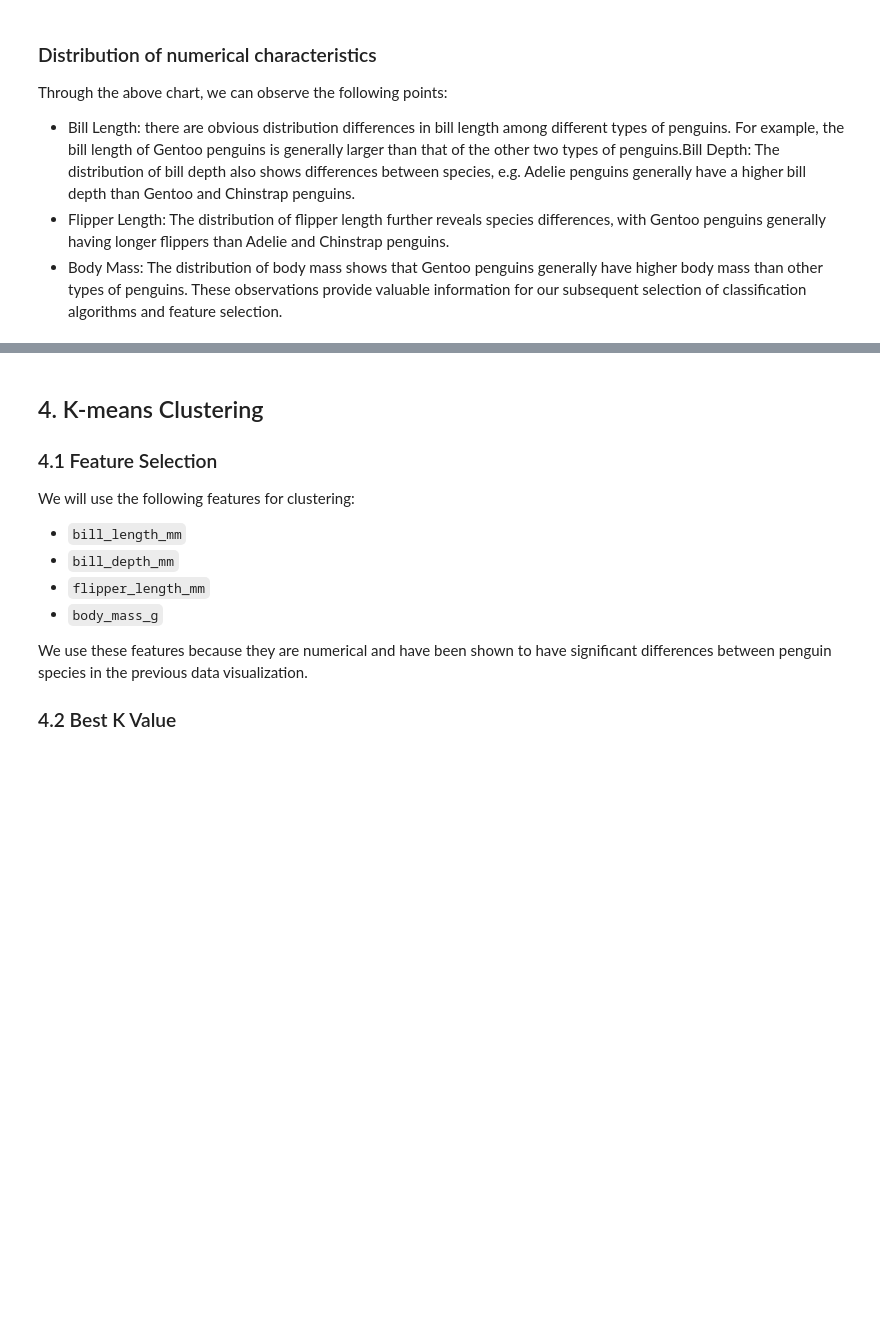
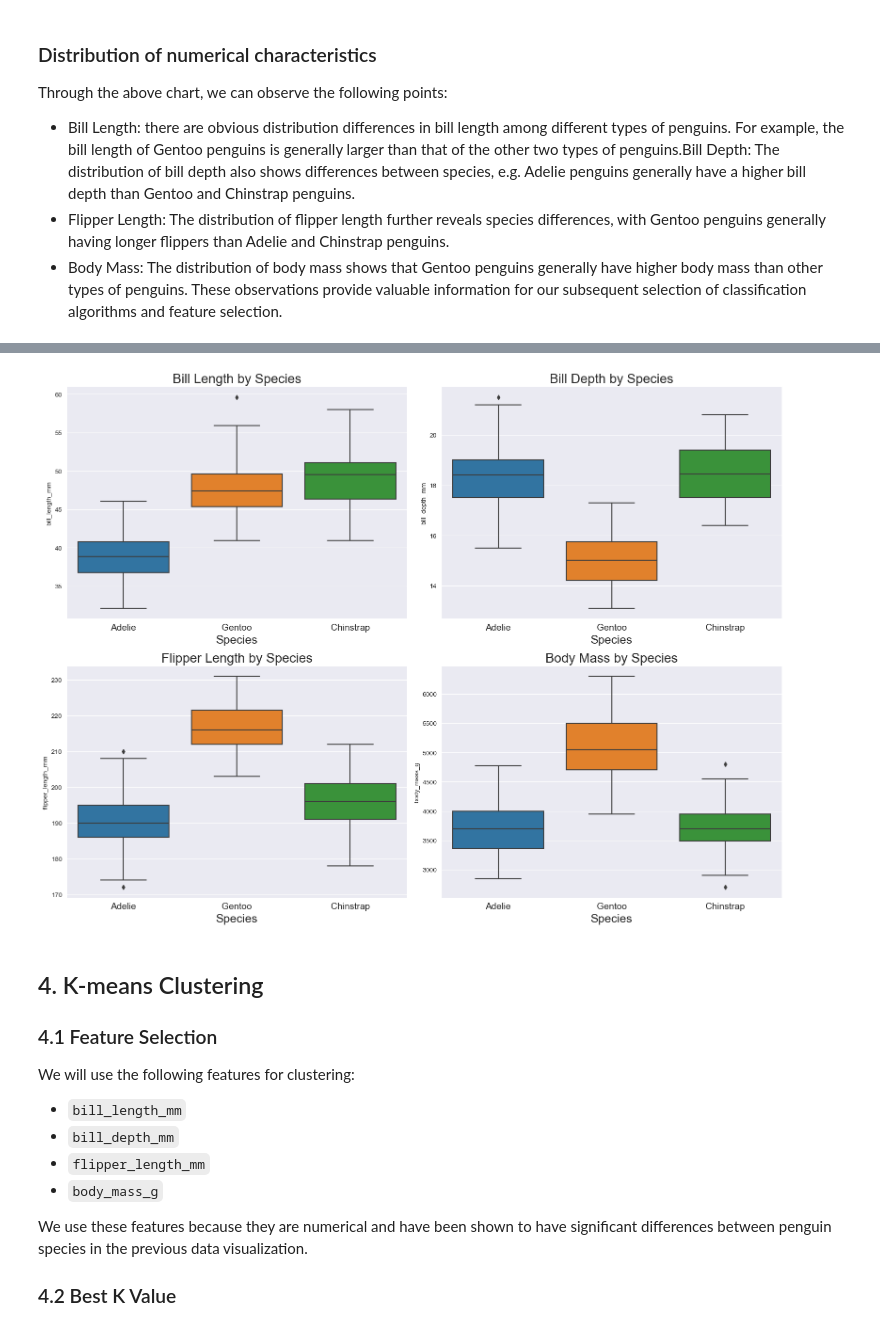
Before and after one commit to Slliki/MScProject, a Jupyter notebook: AI_TA/Coursework/AI_Cousework.ipynb, the cells around one changed output, grey strips where cells are left out. Saved outputs shown, nothing was run; the diff lists cells and outputs as text; code cells hidden in the pictures; blank space fills up the shorter version.

```diff
--- a/AI_TA/Coursework/AI_Cousework.ipynb
+++ b/AI_TA/Coursework/AI_Cousework.ipynb
@@ -238,3 +274,30 @@ These observations provide valuable information for our subsequent selection of
+# %%
+# boxplot
+fig, ax = plt.subplots(2, 2, figsize=(16, 12))
+sns.boxplot(x='species', y='bill_length_mm', data=penguins, ax=ax[0, 0])
+ax[0, 0].set_title('Bill Length by Species', size=20)
+ax[0, 0].set_xlabel('Species', size=18)
+ax[0, 0].tick_params(axis='x', labelsize=14)
+
+sns.boxplot(x='species', y='bill_depth_mm', data=penguins, ax=ax[0, 1])
+ax[0, 1].set_title('Bill Depth by Species', size=20)
+ax[0, 1].set_xlabel('Species', size=18)
+ax[0, 1].tick_params(axis='x', labelsize=14)
+
+sns.boxplot(x='species', y='flipper_length_mm', data=penguins, ax=ax[1, 0])
+ax[1, 0].set_title('Flipper Length by Species', size=20)
+ax[1, 0].set_xlabel('Species', size=18)
+ax[1, 0].tick_params(axis='x', labelsize=14)
+
+sns.boxplot(x='species', y='body_mass_g', data=penguins, ax=ax[1, 1])
+ax[1, 1].set_title('Body Mass by Species', size=20)
+ax[1, 1].set_xlabel('Species', size=18)
+ax[1, 1].tick_params(axis='x', labelsize=14)
+
+plt.tight_layout()
+plt.show()
+# %% [output]
+[figure, added]
 # %% [markdown]
 ## 4. K-means Clustering
 ### 4.1 Feature Selection
```
Also changed, not shown: parts of 16 cells of this notebook, 6 other files.
